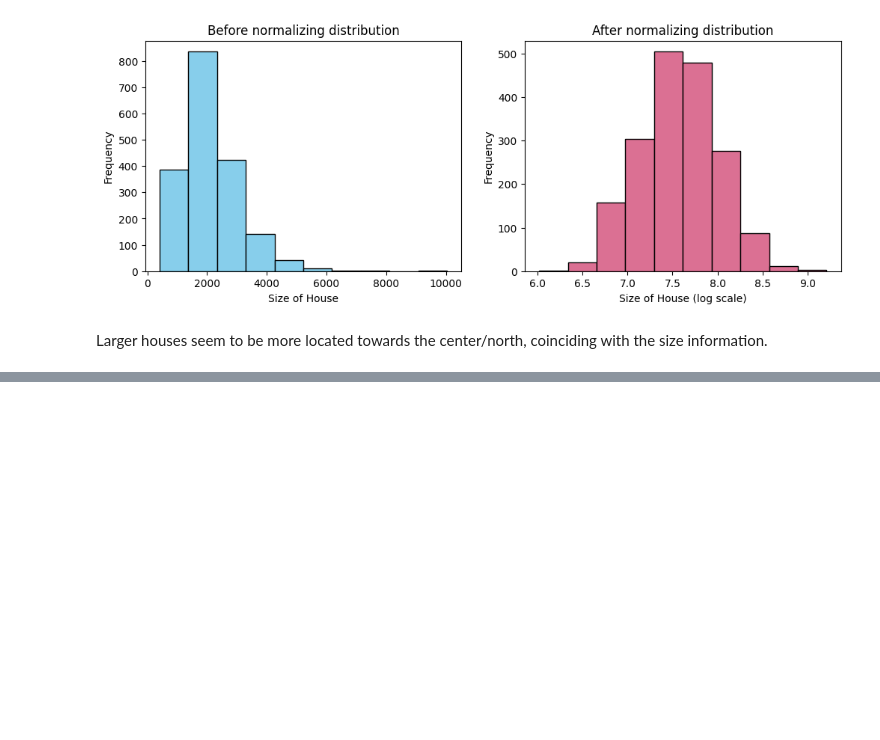
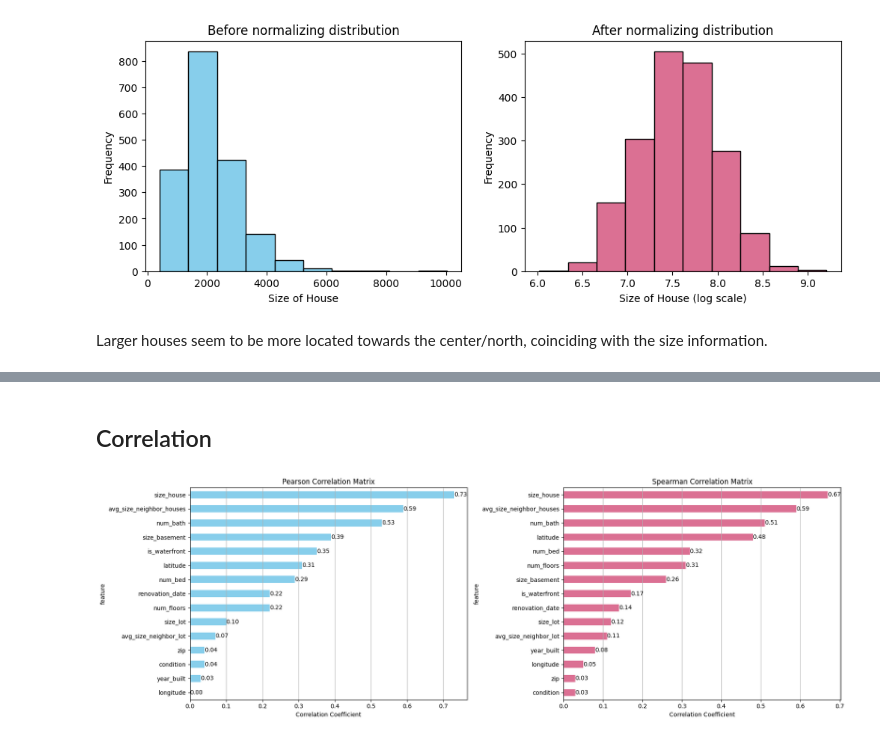
Before and after one commit to gpaschoalinoto/ml-regression-models, a Jupyter notebook: housing-sales-king-county/housing_sales_regression.ipynb, the cells around one changed output, grey strips where cells are left out. Cells and saved outputs as stored; diff of their text form; code cells hidden in the pictures; blank space fills up the shorter version.

Commit message:
Exploratory Data Analysis (EDA) and start of prediction models

```diff
--- a/housing-sales-king-county/housing_sales_regression.ipynb
+++ b/housing-sales-king-county/housing_sales_regression.ipynb
@@ -255,0 +262,2 @@ map
+# %% [markdown]
+## Correlation
@@ -255,0 +287,37 @@ map
+# %%
+df_corr = pd.DataFrame({'feature':feature_list,
+                        'corr_pearson': corr_pearson,
+                        'pvalue_pearson': pvalue_pearson,
+                        'corr_spearman': corr_spearman,
+                        'pvalue_spearman': pvalue_spearman})
+# %%
+fig, axs = plt.subplots(1, 2, figsize=(18, 6))
+
+# Pearson Correlation
+df_pearson_corr = df_corr[['feature','corr_pearson']][~df_corr['feature'].eq('price')]
+df_pearson_corr['corr_pearson'] = df_pearson_corr['corr_pearson'].abs()
+
+df_pearson_corr.set_index('feature')['corr_pearson'].sort_values().plot(kind='barh', color='skyblue', ax=axs[0])
+axs[0].grid(axis='x')
+axs[0].set_title('Pearson Correlation Matrix')
+axs[0].set_xlabel('Correlation Coefficient')
+
+for index, value in enumerate(df_pearson_corr['corr_pearson'].sort_values()):
+    axs[0].annotate(f'{value:.2f}', xy=(value, index), va='center')
+
+# Spearman Correlation
+df_spearman_corr = df_corr[['feature','corr_spearman']][~df_corr['feature'].eq('price')]
+df_spearman_corr['corr_spearman'] = df_spearman_corr['corr_spearman'].abs()
+
+df_spearman_corr.set_index('feature')['corr_spearman'].sort_values().plot(kind='barh', color='palevioletred', ax=axs[1])
+axs[1].grid(axis='x')
+axs[1].set_title('Spearman Correlation Matrix')
+axs[1].set_xlabel('Correlation Coefficient')
+
+for index, value in enumerate(df_spearman_corr['corr_spearman'].sort_values()):
+    axs[1].annotate(f'{value:.2f}', xy=(value, index), va='center')
+
+plt.tight_layout()
+plt.show()
+# %% [output]
+[figure, added]
```
Also changed, not shown: parts of 16 cells of this notebook.
